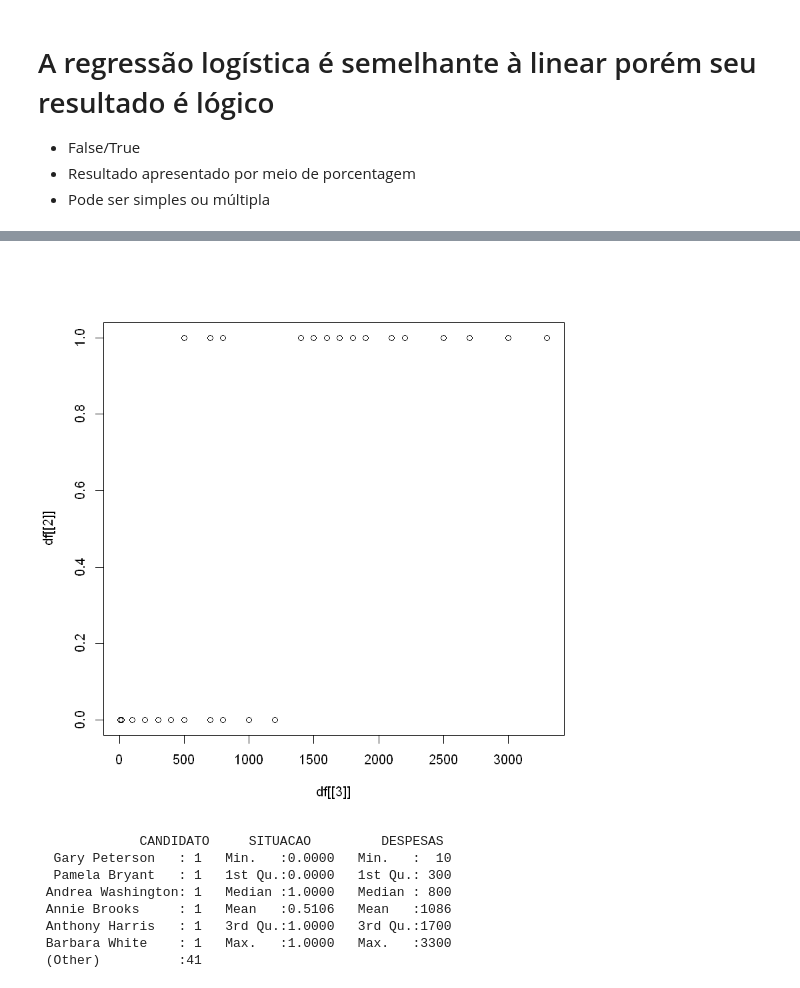
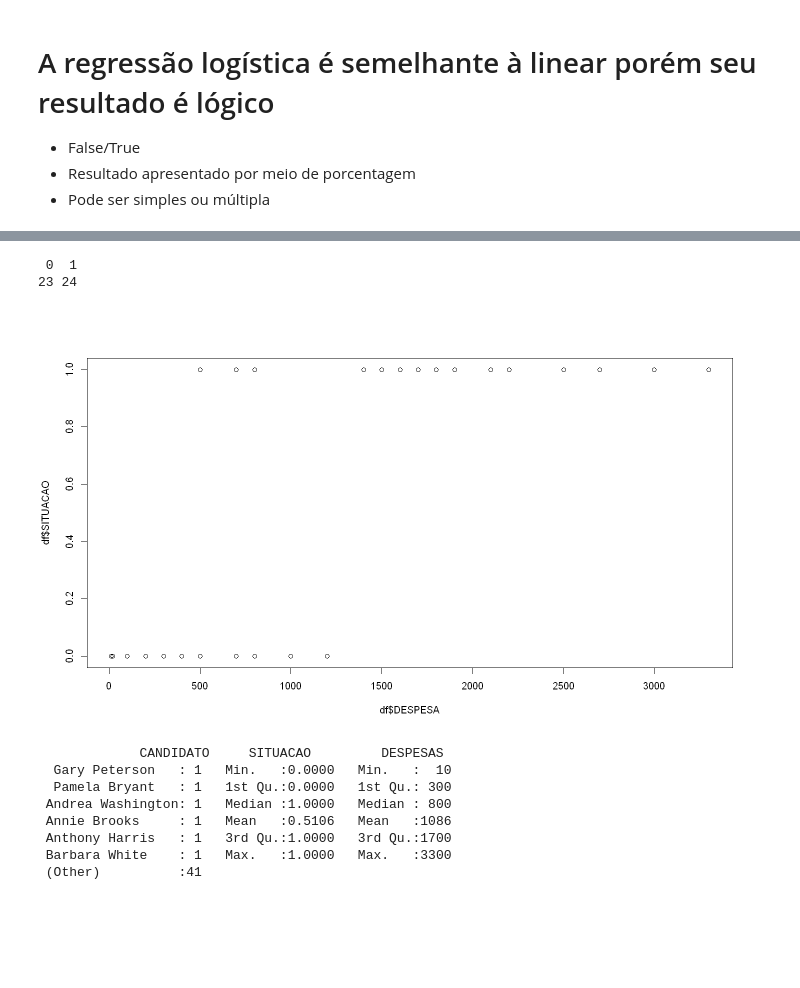
Before and after one commit to emariot/Estatistica_com_R_e_Python, a Jupyter notebook: R/Regressão Logística.ipynb, the cells around one changed output, grey strips where cells are left out. Drawn from its saved outputs; the diff is of its cells as text; code cells hidden in the pictures; blank space fills up the shorter version.

```diff
--- a/R/Regressão Logística.ipynb
+++ b/R/Regressão Logística.ipynb
@@ -17,7 +19,13 @@ head(df)
 # %%
-plot(df[[3]],df[[2]])
+table(df[2])
 # %% [output]
-[figure, removed]
+ 0  1
+23 24
+# %%
+options(repr.plot.width = 12, repr.plot.height = 7)
+plot(df$DESPESA,df$SITUACAO)
+# %% [output]
+[figure, added]
 # %%
 summary(df)
 # %% [output]
```
Also changed, not shown: parts of 19 cells of this notebook.
